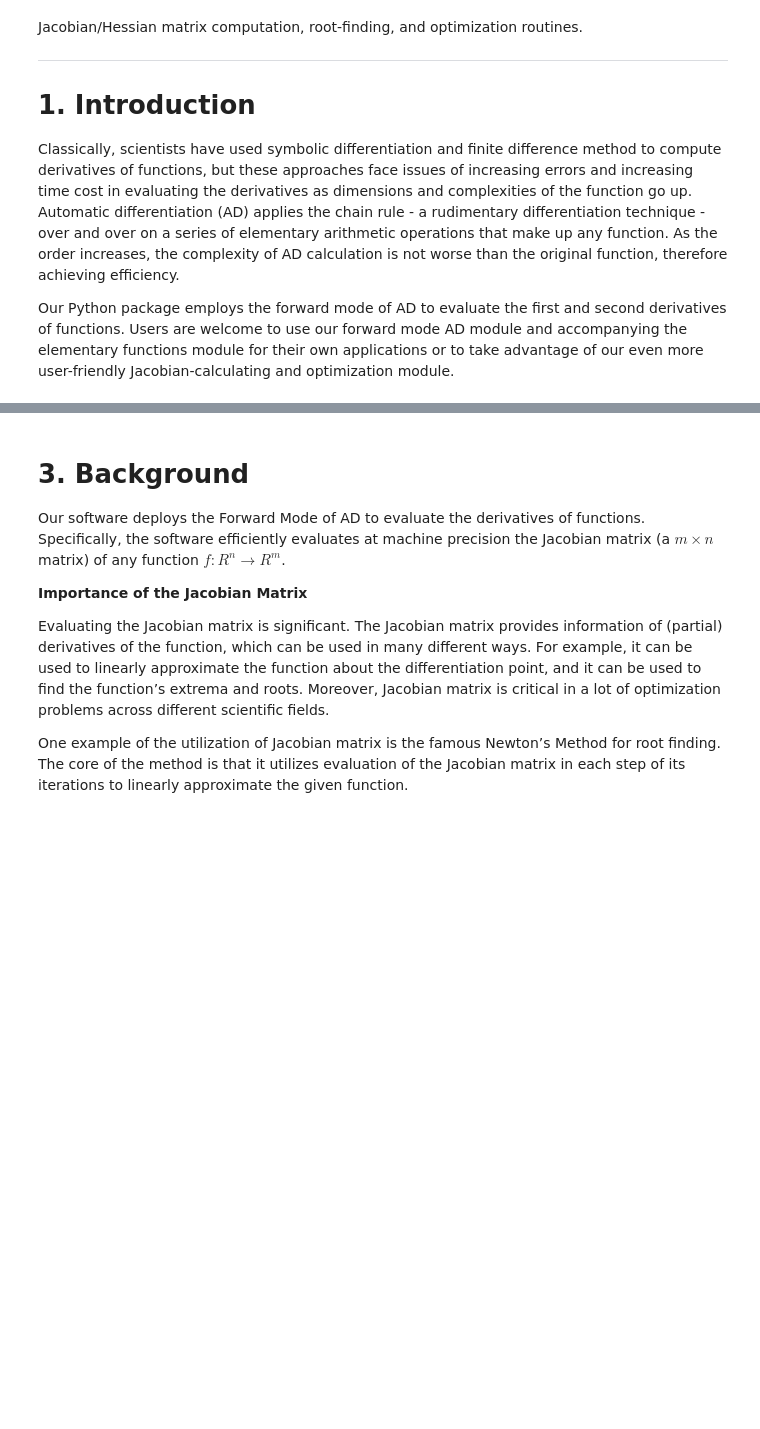
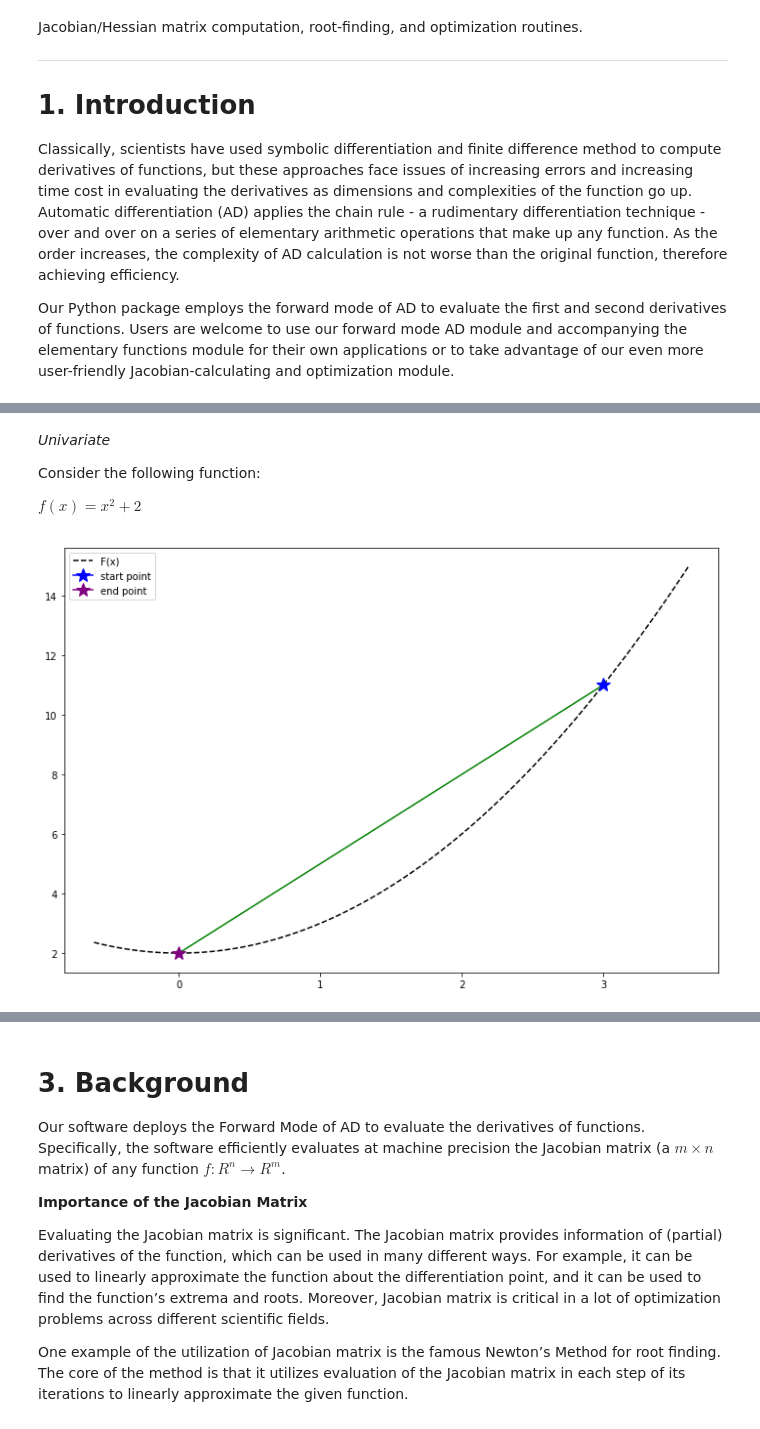
Before and after one commit to CS207ProjectGroup8/cs207-FinalProject, a Jupyter notebook: docs/documentation.ipynb, the cells around one changed output, grey strips where cells are left out. Saved outputs shown, nothing was run; the diff lists cells and outputs as text; code cells hidden in the pictures; blank space fills up the shorter version.

```diff
--- a/docs/documentation.ipynb
+++ b/docs/documentation.ipynb
@@ -35,0 +159,13 @@ f = x*y + x
+# %% [markdown]
+*Univariate*
+
+Consider the following function:
+
+$f(x) = x^2 + 2$
+# %%
+def D(x):
+    return [x[0]*x[0] + 2]
+# %%
+newton_result1 = adf.Mini(D, [3], method = "newton", plot = True)
+# %% [output]
+[figure, added]
```
Also changed, not shown: parts of 67 cells of this notebook.
